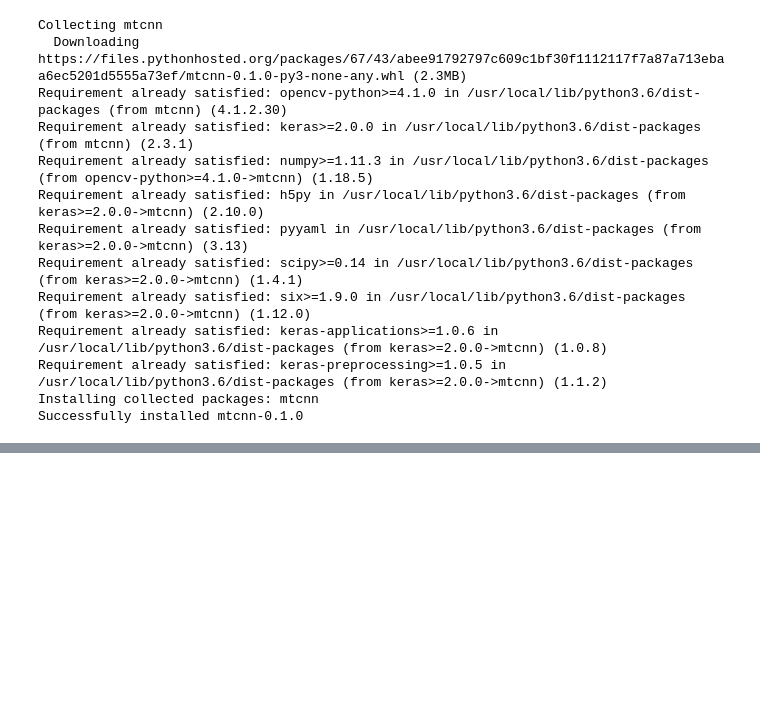
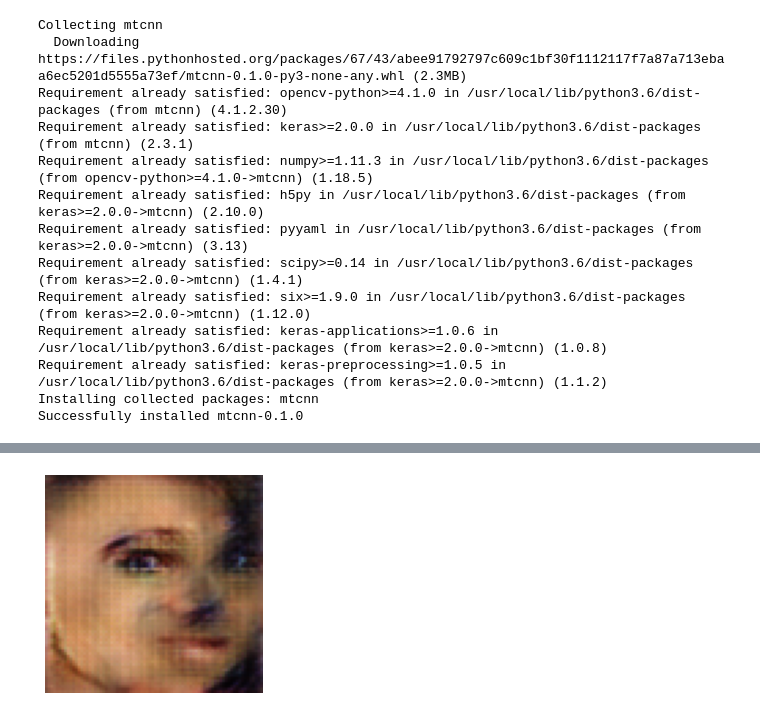
Before and after one commit to sumansid/DCGAN-Keras, a Jupyter notebook: Celeb Face GAN/CelebA_Face_GAN.ipynb, the cells around one changed output, grey strips where cells are left out. Cells and saved outputs as stored; diff of their text form; code cells hidden in the pictures; blank space fills up the shorter version.

```diff
--- a/Celeb Face GAN/CelebA_Face_GAN.ipynb
+++ b/Celeb Face GAN/CelebA_Face_GAN.ipynb
@@ -224,0 +247,13 @@ plt.show()
+# %%
+i_p = np.flipud(interpolated_points)
+x = generator.predict(i_p)
+x = (x+1) / 2.0
+
+for i in range(len(interpolated_points)):
+  #plt.subplot(1,len(interpolated_points),1+i)
+  plt.axis("off")
+  plt.imshow(x[i,:,:])
+  plt.savefig(str(i+9) + "one.png")
+plt.show()
+# %% [output]
+[figure, added]
```
Also changed, not shown: parts of 13 cells of this notebook.
